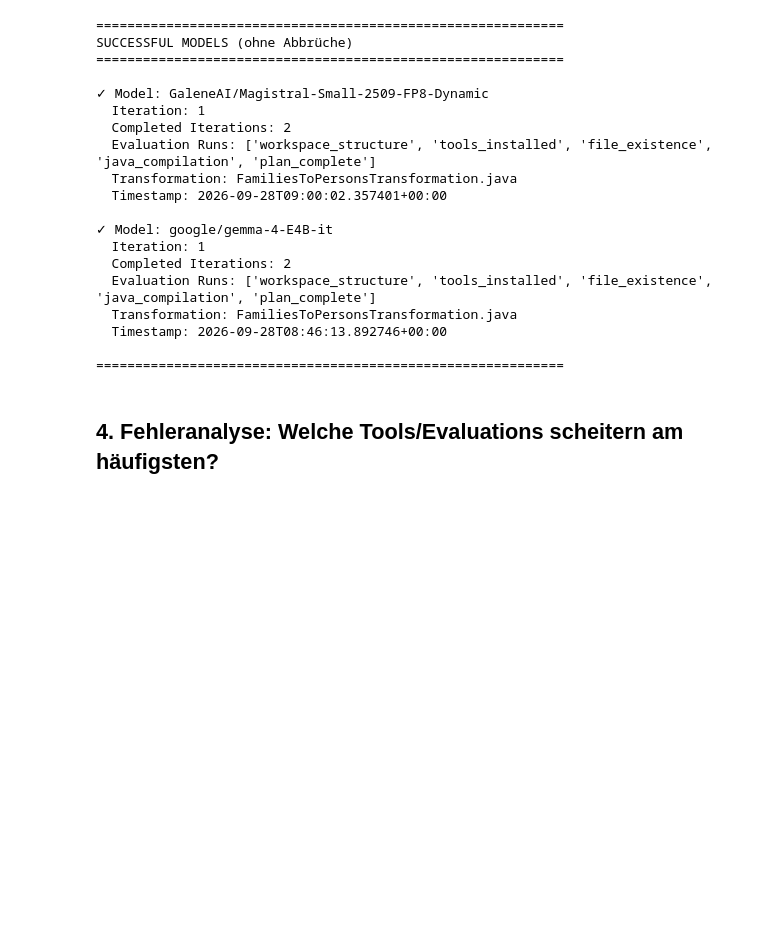
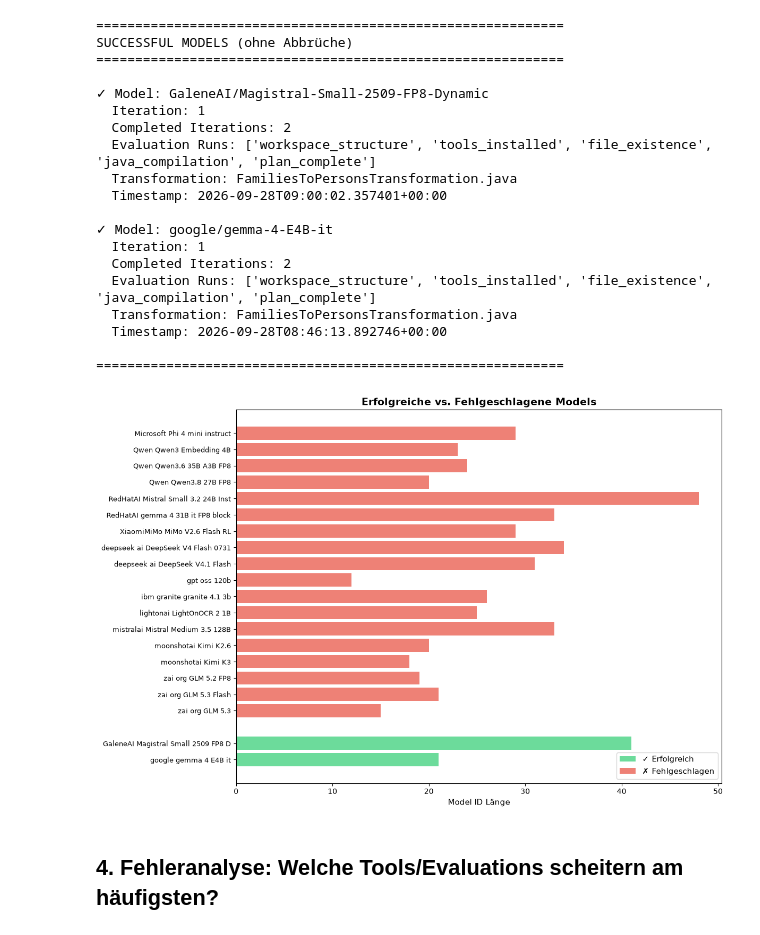
Before and after one commit to BequemeDecke/MDEAgent, a Jupyter notebook: notebooks/benchmark.ipynb, the cells around one changed output. Saved outputs shown, nothing was run; the diff lists cells and outputs as text; code cells hidden in the pictures; blank space fills up the shorter version.

```diff
--- a/notebooks/benchmark.ipynb
+++ b/notebooks/benchmark.ipynb
@@ -13,6 +14,7 @@ Dieses Notebook analysiert die Ergebnisse der MDEAgent Benchmark-Durchführung.
 # %%
 import json
 import os
+import numpy as np
 from pathlib import Path
 from datetime import datetime
 import pandas as pd
@@ -24,8 +26,8 @@ import re
 # Pfade
 RESULTS_DIR = Path('..') / '.mdeagent-benchmark' / 'results'
 MODELS_CSV = Path('..') / '.mdeagent-benchmark' / 'models.csv'
-
-BENCHMARK_OUTPUT_DIR = Path('..') / 'notebooks' / 'benchmark_results'
+OUTPUT_DIR = Path('..') / 'notebooks' / 'benchmark_results'
+OUTPUT_DIR.mkdir(parents=True, exist_ok=True)
 
 # Alle Ergebnis-Dateien laden
 all_results = []
@@ -150,6 +152,40 @@ SUCCESSFUL MODELS (ohne Abbrüche)
   Timestamp: 2026-09-28T08:46:13.892746+00:00
 
 ============================================================
+# %%
+# Diagramm: Erfolgs- vs. Misserfolgs-Models
+fig, ax = plt.subplots(figsize=(12, 8))
+
+success_models = df[df['success']]['model_id'].tolist()
+failure_models = df[~df['success']]['model_id'].tolist()
+
+y_success = list(range(len(success_models), 0, -1))
+y_failure = list(range(len(failure_models) + len(success_models) + 1, len(success_models) + 1, -1))
+
+ax.barh(y_success, [len(m) for m in success_models], color='#2ecc71', alpha=0.7)
+ax.barh(y_failure, [len(m) for m in failure_models], color='#e74c3c', alpha=0.7)
+
+all_models = success_models + failure_models
+y_all = y_success + y_failure
+ax.set_yticks(y_all)
+ax.set_yticklabels([m.replace('/', '-').replace('-', ' ')[:35] for m in all_models], fontsize=9)
+
+ax.set_xlabel('Model ID Länge', fontsize=11)
+ax.set_title('Erfolgreiche vs. Fehlgeschlagene Models', fontsize=14, weight='bold')
+ax.axvline(x=0, color='gray', linestyle='-', alpha=0.3)
+
+from matplotlib.patches import Patch
+legend_elements = [
+    Patch(facecolor='#2ecc71', alpha=0.7, label='\u2713 Erfolgreich'),
+    Patch(facecolor='#e74c3c', alpha=0.7, label='\u2717 Fehlgeschlagen')
+]
+ax.legend(handles=legend_elements, loc='lower right', fontsize=11)
+
+plt.tight_layout()
+plt.savefig(OUTPUT_DIR / 'benchmark_success_comparison.png', dpi=150, bbox_inches='tight')
+plt.show()
+# %% [output]
+[figure, added]
 # %% [markdown]
 ## 4. Fehleranalyse: Welche Tools/Evaluations scheitern am häufigsten?
 # %%
```
Also changed, not shown: parts of 20 cells of this notebook.
